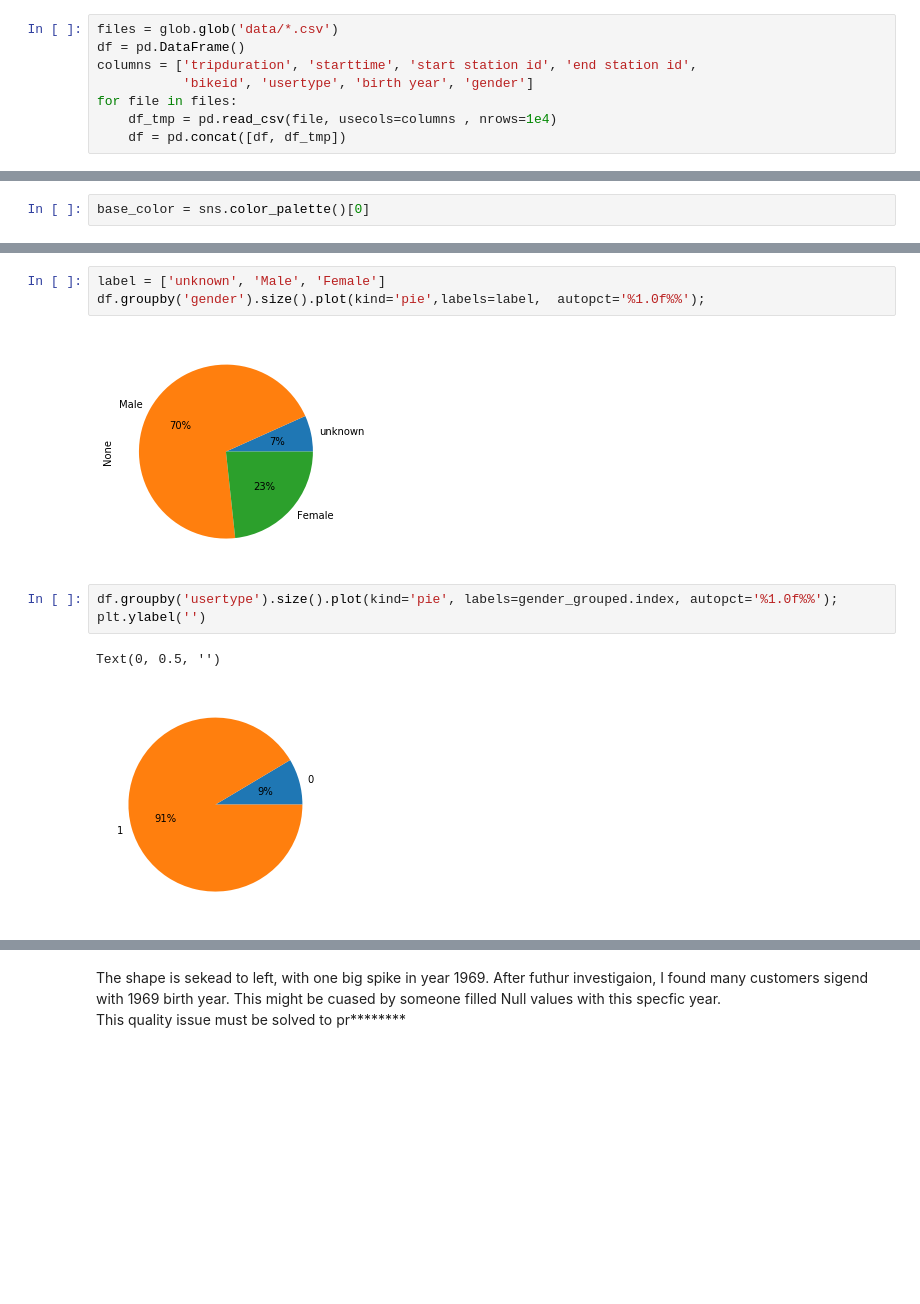
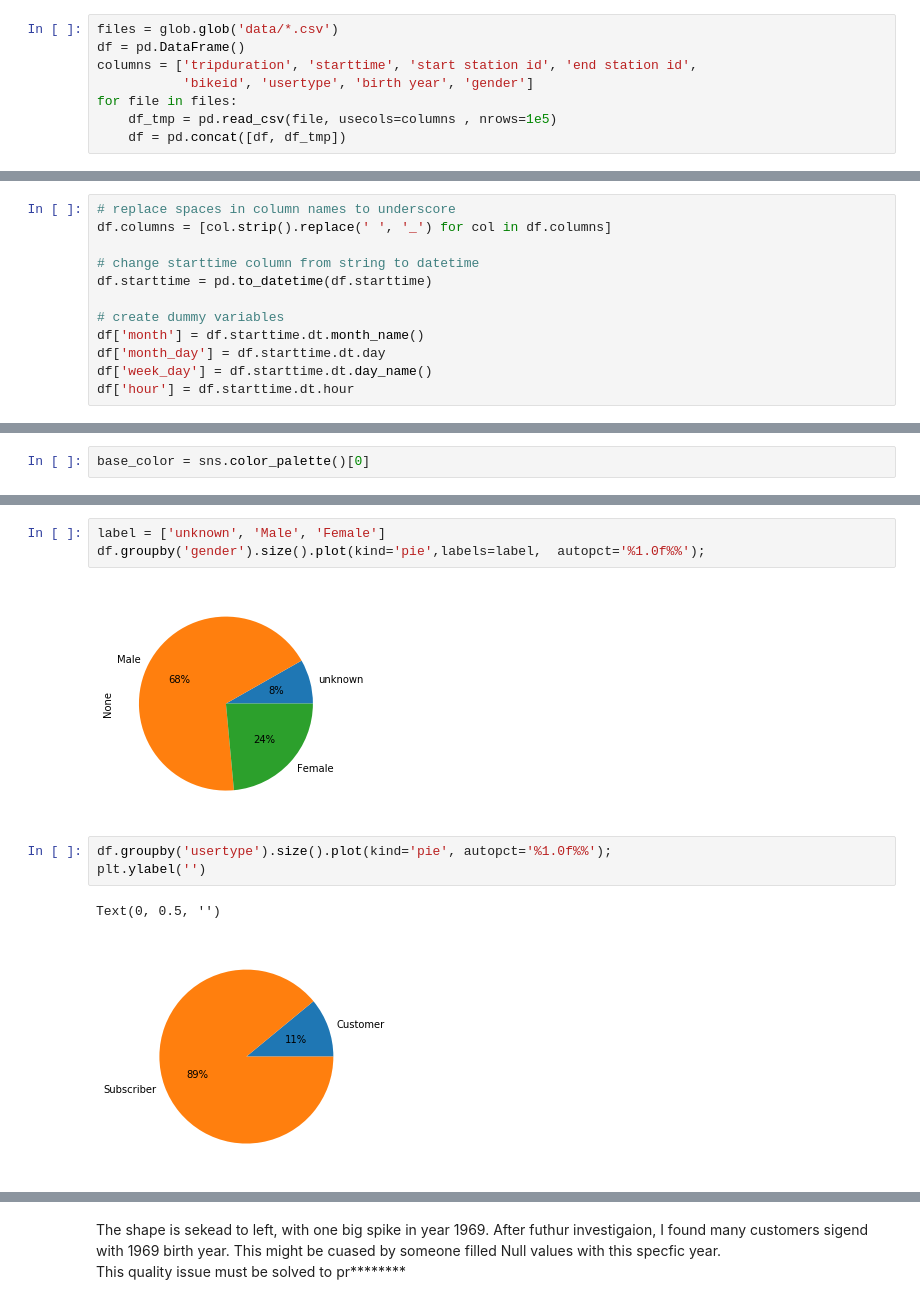
Before and after one commit to yousef5664/CityBike, a Jupyter notebook: exploration.ipynb, the cells around one changed output, grey strips where cells are left out. Cells and saved outputs as stored; diff of their text form; blank space fills up the shorter version.

```diff
--- a/exploration.ipynb
+++ b/exploration.ipynb
@@ -12,7 +12,7 @@ df = pd.DataFrame()
 columns = ['tripduration', 'starttime', 'start station id', 'end station id',
            'bikeid', 'usertype', 'birth year', 'gender']
 for file in files:
-    df_tmp = pd.read_csv(file, usecols=columns , nrows=1e4)
+    df_tmp = pd.read_csv(file, usecols=columns , nrows=1e5)
     df = pd.concat([df, df_tmp])
 # %%
 df.columns
@@ -47,0 +50,12 @@ df.shape
+# %%
+# replace spaces in column names to underscore
+df.columns = [col.strip().replace(' ', '_') for col in df.columns]
+
+# change starttime column from string to datetime
+df.starttime = pd.to_datetime(df.starttime)
+
+# create dummy variables
+df['month'] = df.starttime.dt.month_name()
+df['month_day'] = df.starttime.dt.day
+df['week_day'] = df.starttime.dt.day_name()
+df['hour'] = df.starttime.dt.hour
@@ -86,13 +112,13 @@ plt.show()
 label = ['unknown', 'Male', 'Female']
 df.groupby('gender').size().plot(kind='pie',labels=label,  autopct='%1.0f%%');
 # %% [output]
-[figure, old version]
+[figure, new version]
 # %%
-df.groupby('usertype').size().plot(kind='pie', labels=gender_grouped.index, autopct='%1.0f%%');
+df.groupby('usertype').size().plot(kind='pie', autopct='%1.0f%%');
 plt.ylabel('')
 # %% [output]
 Text(0, 0.5, '')
-[figure, old version]
+[figure, new version]
 # %%
 plt.figure(figsize=(10,8))
 base_color = sns.color_palette()[0]
```
Also changed, not shown: parts of 15 cells of this notebook.
